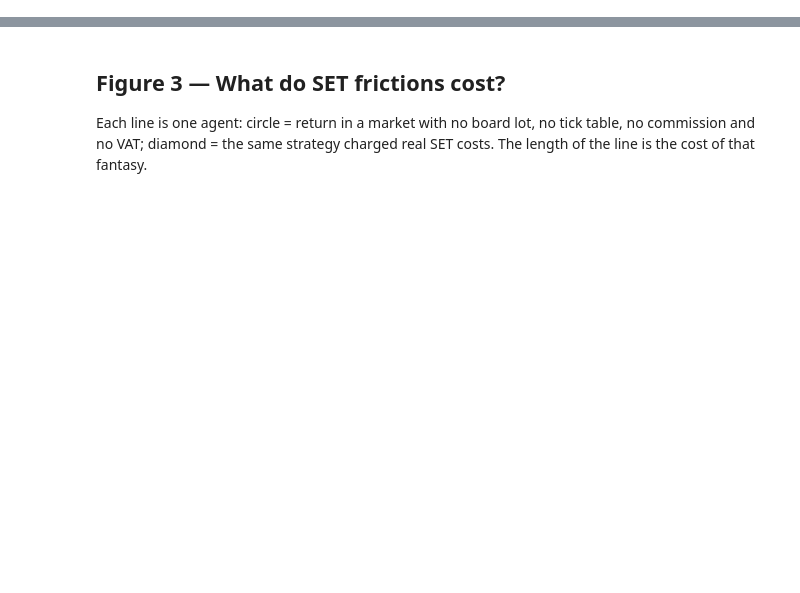
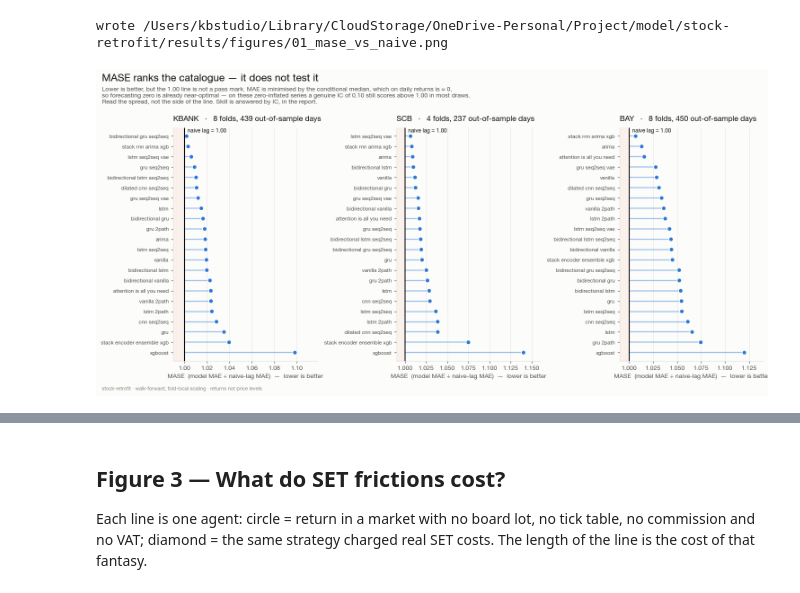
Before and after one commit to k-b-studio/stock-retrofit, a Jupyter notebook: notebooks/07_figures.ipynb, the cells around one changed output, grey strips where cells are left out. Drawn from its saved outputs; the diff is of its cells as text; code cells hidden in the pictures; blank space fills up the shorter version.

Commit message:
#7 minor change and fitting model

```diff
--- a/notebooks/07_figures.ipynb
+++ b/notebooks/07_figures.ipynb
@@ -96,7 +113,12 @@ fig, axes = plt.subplots(
 axes = np.atleast_1d(axes)
 
 for ax, (symbol, df) in zip(axes, frames.items(), strict=True):
-    d = df[~df["model"].str.contains("naive_lag")].sort_values("MASE", ascending=False)
+    # Both baselines are excluded from the ranking. naive_lag *is* the 1.00
+    # line, and always_long is a position rather than a forecast — its MASE
+    # sits at ~1.00 for the same degenerate reason, which would place it at
+    # the top of a ranking it is not competing in. Figure 2 draws it as a
+    # rule for exactly this reason; here the 1.00 line already carries it.
+    d = df[~df["model"].str.contains("naive_lag|always_long")].sort_values("MASE", ascending=False)
     y = np.arange(len(d))
     beats = d["MASE"] < 1.0
     colors = [ORANGE if b else BLUE for b in beats]
@@ -114,40 +136,45 @@ for ax, (symbol, df) in zip(axes, frames.items(), strict=True):
 
     ax.set_yticks(y)
     ax.set_yticklabels([short(m) for m in d["model"]], fontsize=7.6)
     ax.set_ylim(-0.8, len(d) - 0.2)
     ax.set_xlabel("MASE  (model MAE ÷ naive-lag MAE)  —  lower is better")
     n_folds = int(d["folds"].iloc[0])
     ax.set_title(f"{symbol}   ·   {n_folds} folds, {int(d['n'].iloc[0])} out-of-sample days",
                  loc="left", pad=10)
     ax.grid(axis="y", visible=False)
     ax.set_axisbelow(True)
 
     lo = min(0.99, float(d["MASE"].min()) - 0.01)
     ax.set_xlim(lo, float(d["MASE"].max()) + 0.02)
 
-    # Shade the region that would represent skill, so its emptiness reads.
-    # No label inside it: the band is ~1% of the axis and any text overflows
-    # into the marks. The xlabel and the annotated line carry the meaning.
+    # Shade left of the reference line for orientation only. This is NOT a
+    # "skill region": MASE is a ranking here, not a test, so crossing 1.00 is
+    # not a pass and failing to cross it is not evidence of no skill. The
+    # band is ~1% of the axis, so it carries no label of its own.
     ax.axvspan(lo, 1.0, color=ORANGE, alpha=0.07, zorder=0)
 
 fig.suptitle(
-    "No model beats a naive lag out-of-sample",
+    "MASE ranks the catalogue — it does not test it",
     x=0.011, ha="left", fontsize=15, fontweight="700", y=0.985,
 )
 fig.text(
     0.011, 0.945,
-    "Lower is better. MASE below 1.00 means the model predicts next-day returns more accurately "
-    "than “tomorrow’s price equals today’s”.\nEvery model on every ticker sits to the right of the "
-    "line. The shaded band is where skill would appear; it is empty.",
+    "Lower is better, but the 1.00 line is not a pass mark. MAE is minimised by the conditional "
+    "median, which on daily returns is ≈ 0,\nso forecasting zero is already near-optimal — on these "
+    "zero-inflated series a genuine IC of 0.10 still scores above 1.00 in most draws.\nRead the "
+    "spread, not the side of the line. Skill is answered by IC, in the report.",
     ha="left", va="top", fontsize=9, color=INK_2,
 )
 fig.tight_layout(rect=[0, 0.028, 1, 0.925])
 caption(fig, "stock-retrofit · walk-forward, fold-local scaling · returns not price levels")
 
 out = FIGURES / "01_mase_vs_naive.png"
 fig.savefig(out, bbox_inches="tight")
 fig.savefig(out, bbox_inches="tight")
 print("wrote", out)
+# %% [output]
+wrote /Users/kbstudio/Library/CloudStorage/OneDrive-Personal/Project/model/stock-retrofit/results/figures/01_mase_vs_naive.png
+[figure, added]
 # %% [markdown]
 ## Figure 2 — Do the forecasts call direction?
 
```
Also changed, not shown: parts of 8 cells of this notebook, 28 other files.
